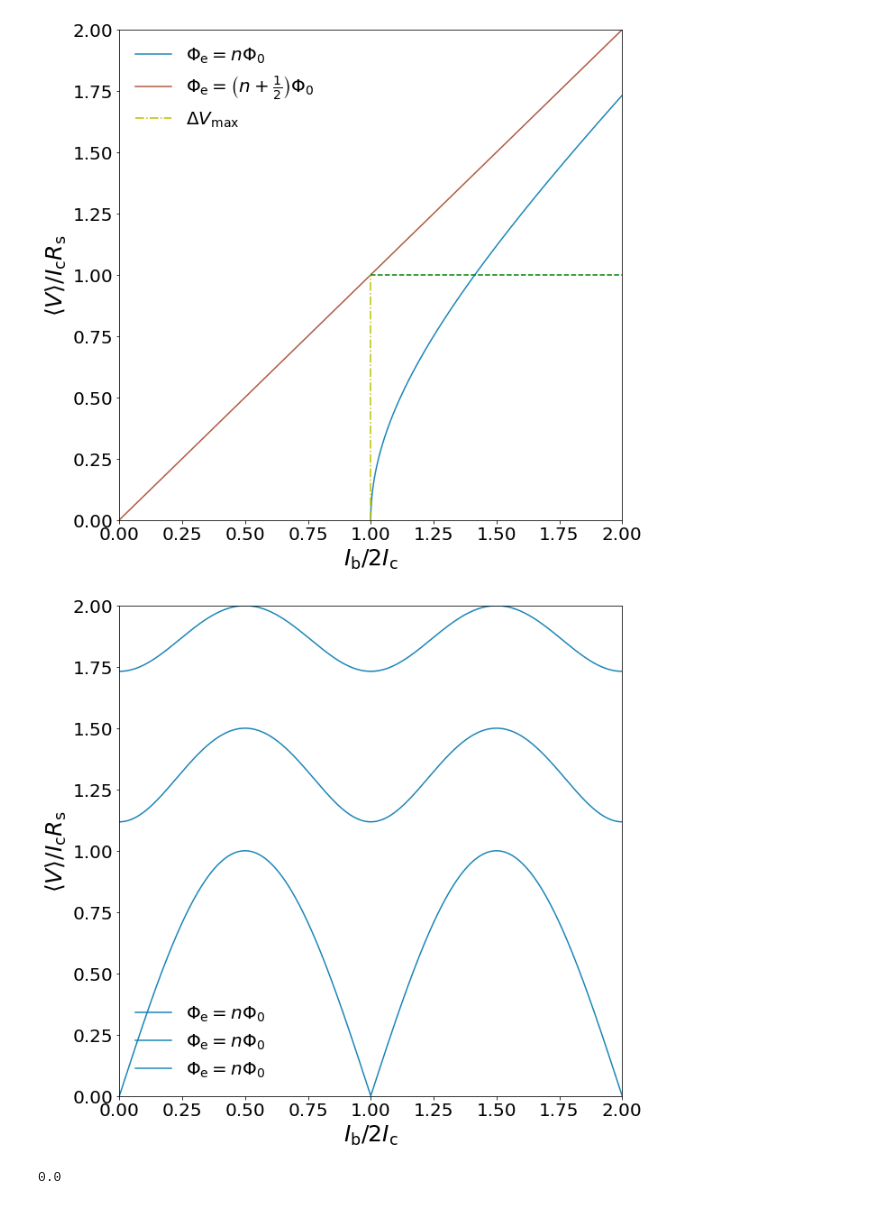
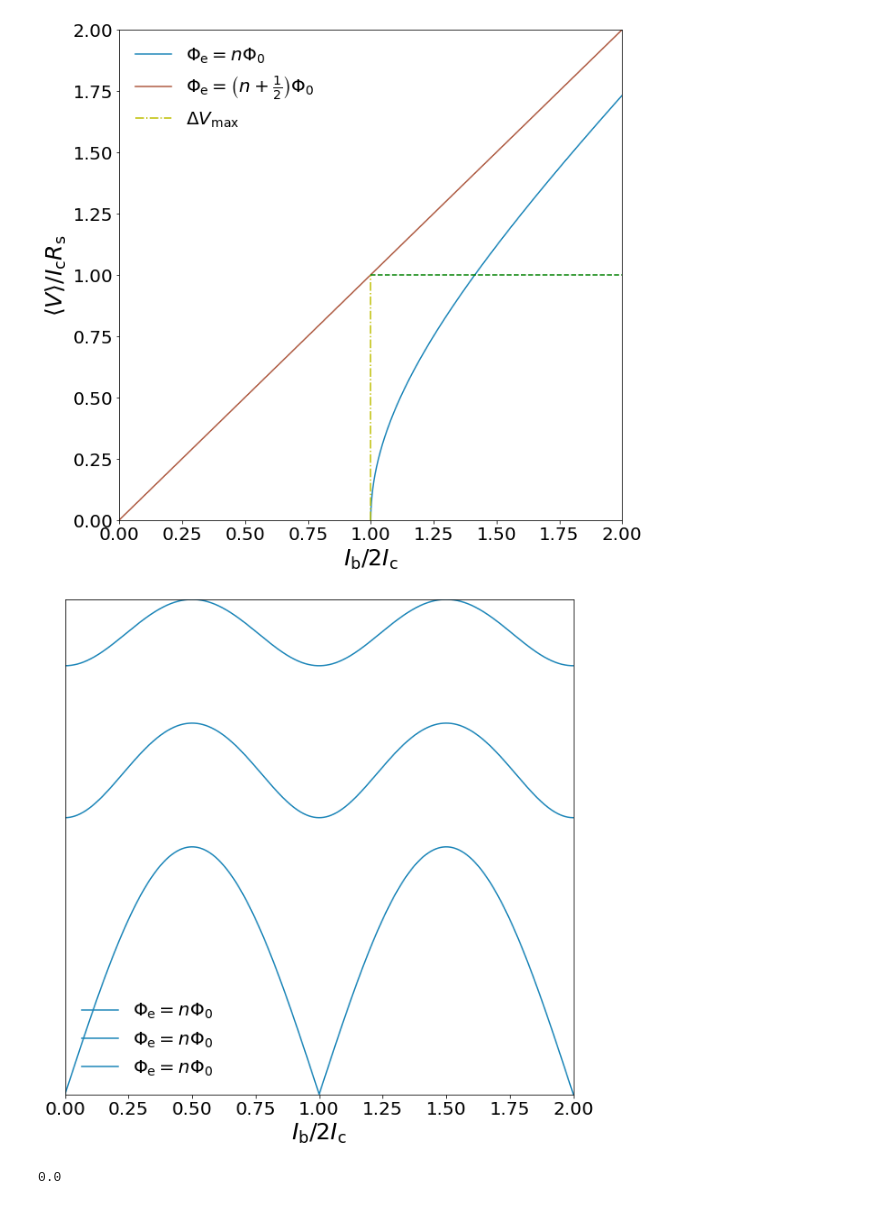
Before and after one commit to nkahne/Master-Thesis, a Jupyter notebook: Figures/literature_plots.ipynb, the cells around one changed output. Cells and saved outputs as stored; diff of their text form; code cells hidden in the pictures.

```diff
--- a/Figures/literature_plots.ipynb
+++ b/Figures/literature_plots.ipynb
@@ -123,20 +147,21 @@ plt.show()
 # %%
 f, ax = plt.subplots()
 ax.plot(phi/phi_0,IV(2*Ic,phi)/(Ic*Rs), color='#1b85b8', label=r'$\Phi_{\rm e}=n\Phi_0$')
 ax.plot(phi/phi_0,IV(3*Ic,phi)/(Ic*Rs), color='#1b85b8', label=r'$\Phi_{\rm e}=n\Phi_0$')
 ax.plot(phi/phi_0,IV(4*Ic,phi)/(Ic*Rs), color='#1b85b8', label=r'$\Phi_{\rm e}=n\Phi_0$')
 
 ax.set_ylim(0,2)
 ax.set_xlim(0,2)
-ax.set_ylabel(r'$\langle V \rangle / I_{\rm c}R_{\rm s}$')
+ax.set_yticks([])
+#ax.set_ylabel(r'$\langle V \rangle / I_{\rm c}R_{\rm s}$')
 ax.set_xlabel(r'$I_{\rm b} / 2I_{\rm c}$')
 #ax.axvline(x=1, ymin=0, ymax=0.5, label=r'$\Delta V_{\rm max}$', ls='-.', c='y')
 #ax.axhline(y=1, xmin=0.5, xmax=1, ls='--', c='g')
 ax.legend(frameon=False)
 plt.savefig('VPhi.pdf')
 plt.show()
 # %% [output]
-[figure, old version]
+[figure, new version]
 # %%
 np.min(IV(2*Ic,0)/(Ic*Rs))
 # %% [output]
```
Also changed, not shown: parts of 6 cells of this notebook, 16 other files.
